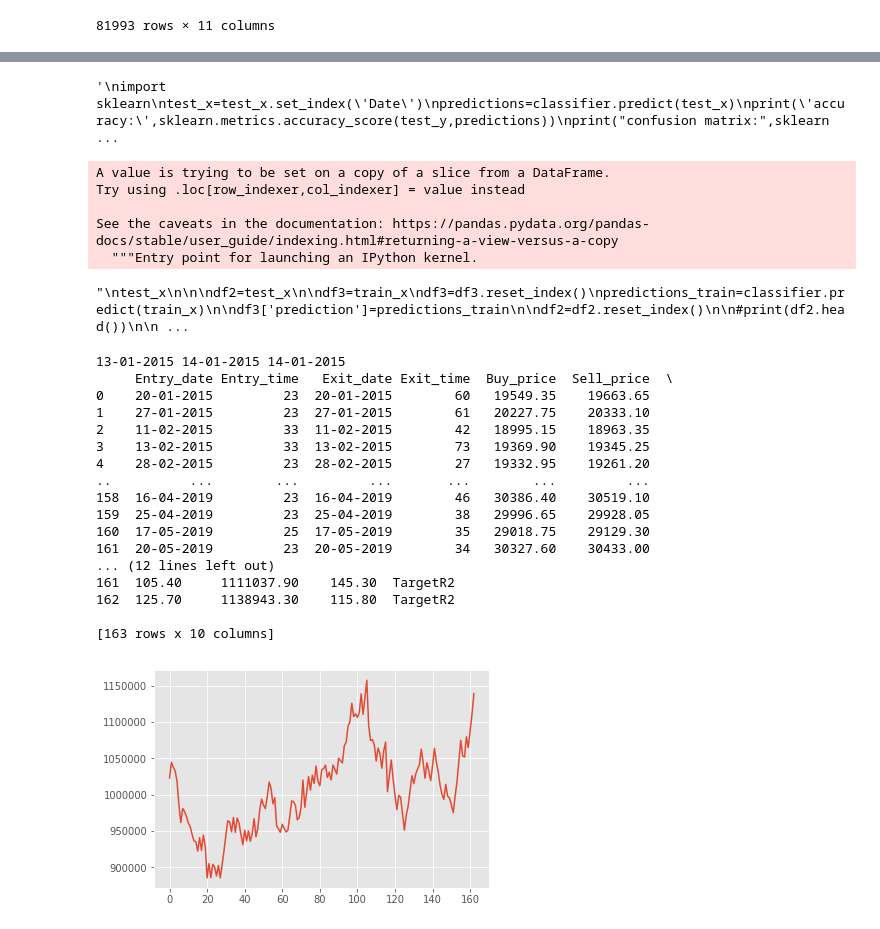
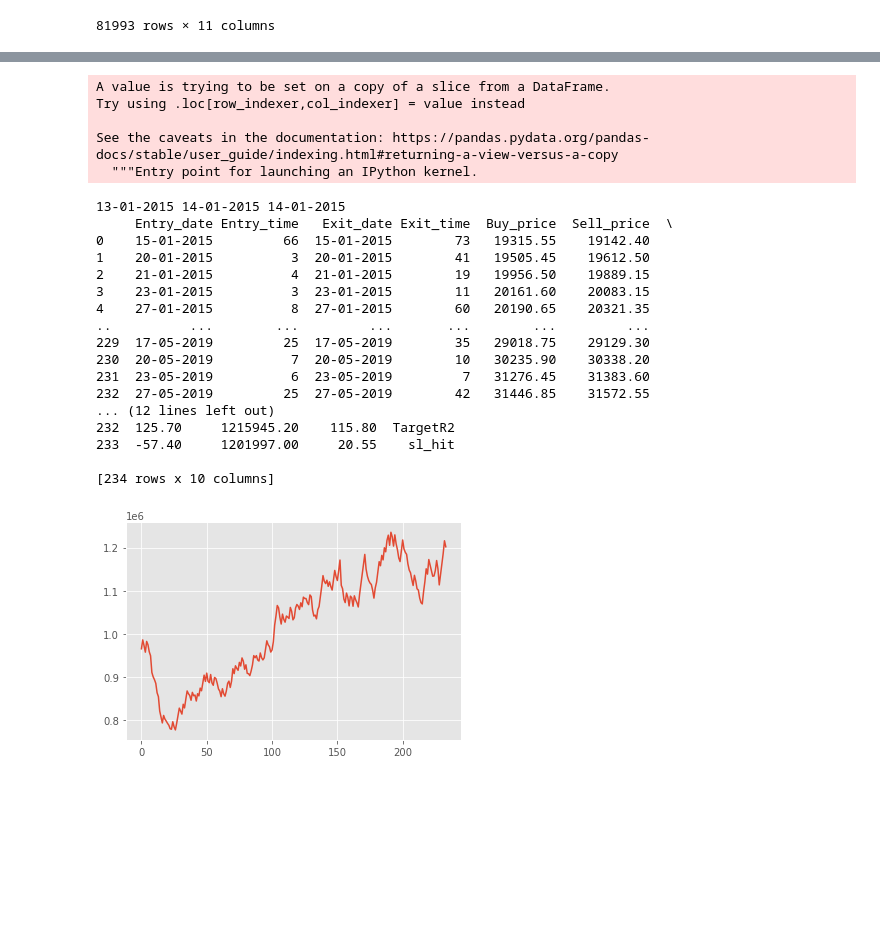
Before and after one commit to AdarshPrabhudesai/Strategy_Design_N_Optimization, a Jupyter notebook: Trade Algorithmic Optimizer.ipynb, the cells around one changed output, grey strips where cells are left out. Drawn from its saved outputs; the diff is of its cells as text; code cells hidden in the pictures; blank space fills up the shorter version.

Commit message:
Add files via upload
New Trade Algorithmic Optimizer

```diff
--- a/Trade Algorithmic Optimizer.ipynb
+++ b/Trade Algorithmic Optimizer.ipynb
@@ -397,15 +348,3 @@ print(df_new.head())
-# %%
-"""
-import sklearn
-test_x=test_x.set_index('Date')
-predictions=classifier.predict(test_x)
-print('accuracy:',sklearn.metrics.accuracy_score(test_y,predictions))
-print("confusion matrix:",sklearn.metrics.confusion_matrix(test_y,predictions))
-print("classification report:",sklearn.metrics.classification_report(test_y,predictions))
-print(predictions)
-"""
-# %% [output]
-'\nimport sklearn\ntest_x=test_x.set_index(\'Date\')\npredictions=classifier.predict(test_x)\nprint(\'accuracy:\',sklearn.metrics.accuracy_score(test_y,predictions))\nprint("confusion matrix:",sklearn ...
 # %%
 test_x['prediction']=predictions
 # %% [output]
@@ -437,23 +374,3 @@ df2=df2.reset_index()
-# %%
-"""
-test_x
-
-
-df2=test_x
-
-df3=train_x
-df3=df3.reset_index()
-predictions_train=classifier.predict(train_x)
-
-df3['prediction']=predictions_train
-
-df2=df2.reset_index()
-
-#print(df2.head())
-
-"""
-# %% [output]
-"\ntest_x\n\n\ndf2=test_x\n\ndf3=train_x\ndf3=df3.reset_index()\npredictions_train=classifier.predict(train_x)\n\ndf3['prediction']=predictions_train\n\ndf2=df2.reset_index()\n\n#print(df2.head())\n\n ...
 # %%
 
 
@@ -558,7 +475,7 @@ while i < (len(df) - 100):
             opening_candle_low = df.loc[:, "low"][i - 1]
             potential_trade = 1
 
-        if (df.loc[:, "close"][i] > first_5minhigh) and (potential_trade == 1) and df.loc[:,"Time"][i]>22 and df.loc[:,"Time"][i]<36:
+        if (df.loc[:, "close"][i] > first_5minhigh) and (potential_trade == 1): # and df.loc[:,"Time"][i]>22 and df.loc[:,"Time"][i]<36:
             buy_price = df.loc[:, "close"][i]
             entry_date = df.loc[:, "Date"][i]
             entry_time = df.loc[:, "Time"][i]
@@ -620,46 +537,46 @@ while i < (len(df) - 100):
             no_of_shares = int((risk*capital) / 100)
             capital = capital + pnl*no_of_shares
 
             trade_log_dict = {"Entry_date": entry_date, "Entry_time": entry_time, "Exit_date": exit_date,
                               "Exit_time": exit_time, "Buy_price": buy_price, "Sell_price": sell_price, "Pnl": pnl,
                               "Capital_Value": capital, "Stoploss": sl, "Reason": "TargetR2"}
             df_tradelog = df_tradelog.append(trade_log_dict, ignore_index=True)
             #print(no_of_shares)
 
         i=i+1
 
     prevday_open = cdo
     prevday_high = cdh
     prevday_low = cdl
     prevday_close = df.loc[:, "close"][i - 1]
 
 # plt.show()
 
 print(df_tradelog)
 
 without_ml=df_tradelog['Capital_Value']
 plt.plot(df_tradelog['Capital_Value'])
 plt.show()
 #df_tradelog.to_csv('dhs.csv')
 # %% [output]
 13-01-2015 14-01-2015 14-01-2015
      Entry_date Entry_time   Exit_date Exit_time  Buy_price  Sell_price  \
-0    20-01-2015         23  20-01-2015        60   19549.35    19663.65
-1    27-01-2015         23  27-01-2015        61   20227.75    20333.10
-2    11-02-2015         33  11-02-2015        42   18995.15    18963.35
-3    13-02-2015         33  13-02-2015        73   19369.90    19345.25
-4    28-02-2015         23  28-02-2015        27   19332.95    19261.20
+0    15-01-2015         66  15-01-2015        73   19315.55    19142.40
+1    20-01-2015          3  20-01-2015        41   19505.45    19612.50
+2    21-01-2015          4  21-01-2015        19   19956.50    19889.15
+3    23-01-2015          3  23-01-2015        11   20161.60    20083.15
+4    27-01-2015          8  27-01-2015        60   20190.65    20321.35
 ..          ...        ...         ...       ...        ...         ...
-158  16-04-2019         23  16-04-2019        46   30386.40    30519.10
-159  25-04-2019         23  25-04-2019        38   29996.65    29928.05
-160  17-05-2019         25  17-05-2019        35   29018.75    29129.30
-161  20-05-2019         23  20-05-2019        34   30327.60    30433.00
+229  17-05-2019         25  17-05-2019        35   29018.75    29129.30
+230  20-05-2019          7  20-05-2019        10   30235.90    30338.20
+231  23-05-2019          6  23-05-2019         7   31276.45    31383.60
+232  27-05-2019         25  27-05-2019        42   31446.85    31572.55
 ... (12 lines left out)
-161  105.40     1111037.90    145.30  TargetR2
-162  125.70     1138943.30    115.80  TargetR2
+232  125.70     1215945.20    115.80  TargetR2
+233  -57.40     1201997.00     20.55    sl_hit
 
-[163 rows x 10 columns]
+[234 rows x 10 columns]
-[figure, old version]
+[figure, new version]
 # %%
 
 
```
Also changed, not shown: parts of 11 cells of this notebook.
